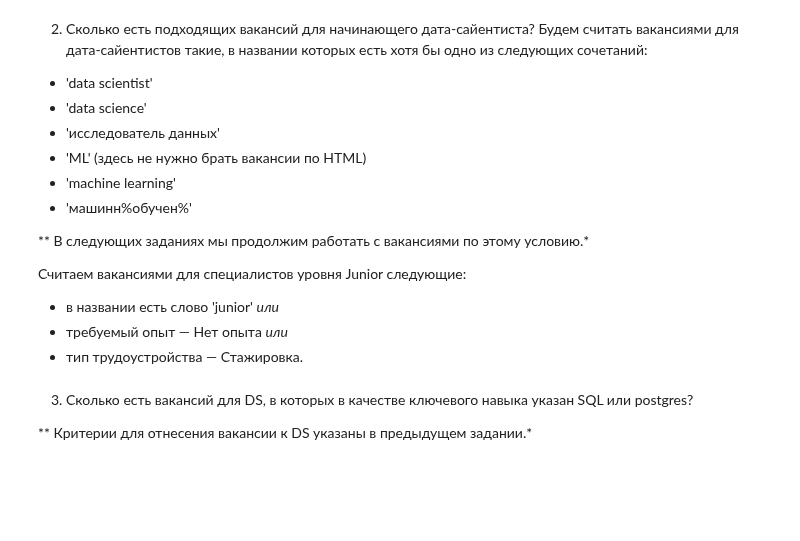
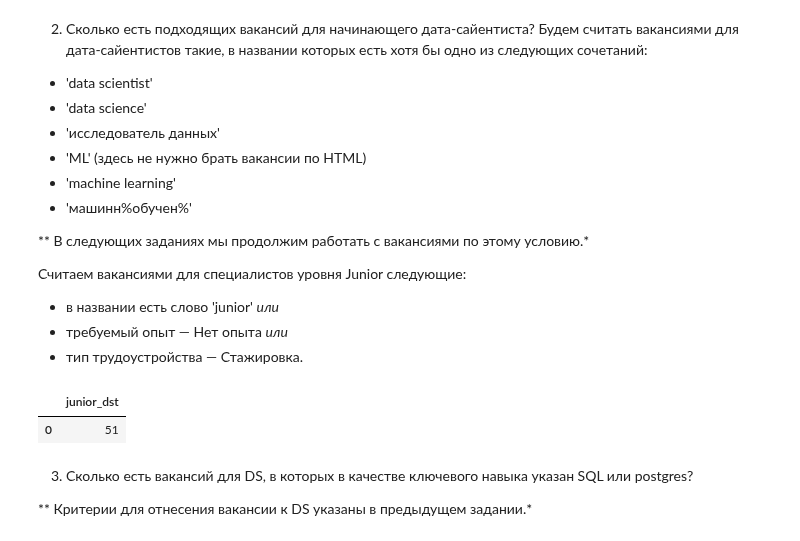
Before and after one commit to rafferti95/st_data_science, a Jupyter notebook: Project 2/popon.ipynb, the cells around one changed output. Saved outputs shown, nothing was run; the diff lists cells and outputs as text; code cells hidden in the pictures; blank space fills up the shorter version.

```diff
--- a/Project 2/popon.ipynb
+++ b/Project 2/popon.ipynb
@@ -8,6 +8,11 @@ import psycopg2
 import warnings
 # %%
 # параметры подключения
+DBNAME = 'project_sql'
+USER = 'skillfactory'
+PASSWORD = 'cCkxxLVrDE8EbvjueeMedPKt'
+HOST = '84.201.134.129'
+PORT = 5432
 # %%
 connection = psycopg2.connect(
     dbname=DBNAME,
@@ -533,9 +538,32 @@ display(count_data_vacancies)
 * требуемый опыт — Нет опыта *или*
 * тип трудоустройства — Стажировка.
 # %%
-# текст запроса
+query_6_2 = f'''
+        SELECT
+            COUNT(v.id) AS junior_dst
+
+        FROM
+            VACANCIES AS v
+
+        WHERE
+            (LOWER(v.name) LIKE '%data scientist%' OR
+            LOWER(v.name) LIKE '%data science%' OR
+            LOWER(v.name) LIKE '%исследователь данных%' OR
+            LOWER(v.name) LIKE '% ml%' OR
+            LOWER(v.name) LIKE '%/ml%' OR
+            LOWER(v.name) LIKE '%machine learning%' OR
+            LOWER(v.name) LIKE '%машинн%обучен%')
+            AND
+            (LOWER(v.name) LIKE '%junior%' OR
+            v.experience = 'Нет опыта' OR
+            v.employment = 'Стажировка')
+'''
 # %%
-# результат запроса
+cnt_dst_junior = pd.read_sql_query(query_6_2, connection)
+display(cnt_dst_junior)
+# %% [output]
+|  | junior_dst |
+| 0 | 51 |
 # %% [markdown]
 3. Сколько есть вакансий для DS, в которых в качестве ключевого навыка указан SQL или postgres?
 
```
Also changed, not shown: parts of 1 cell of this notebook, 1 other file.
